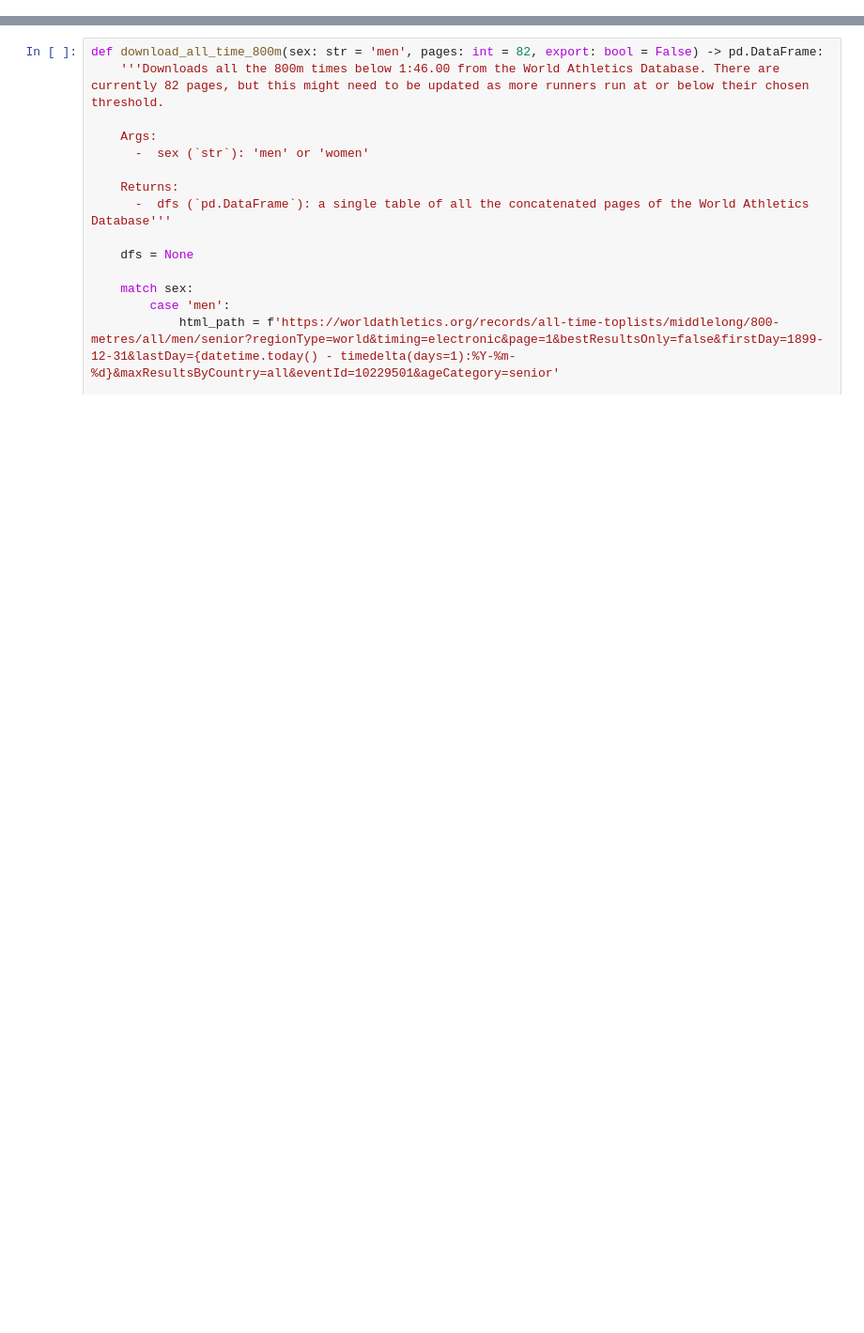
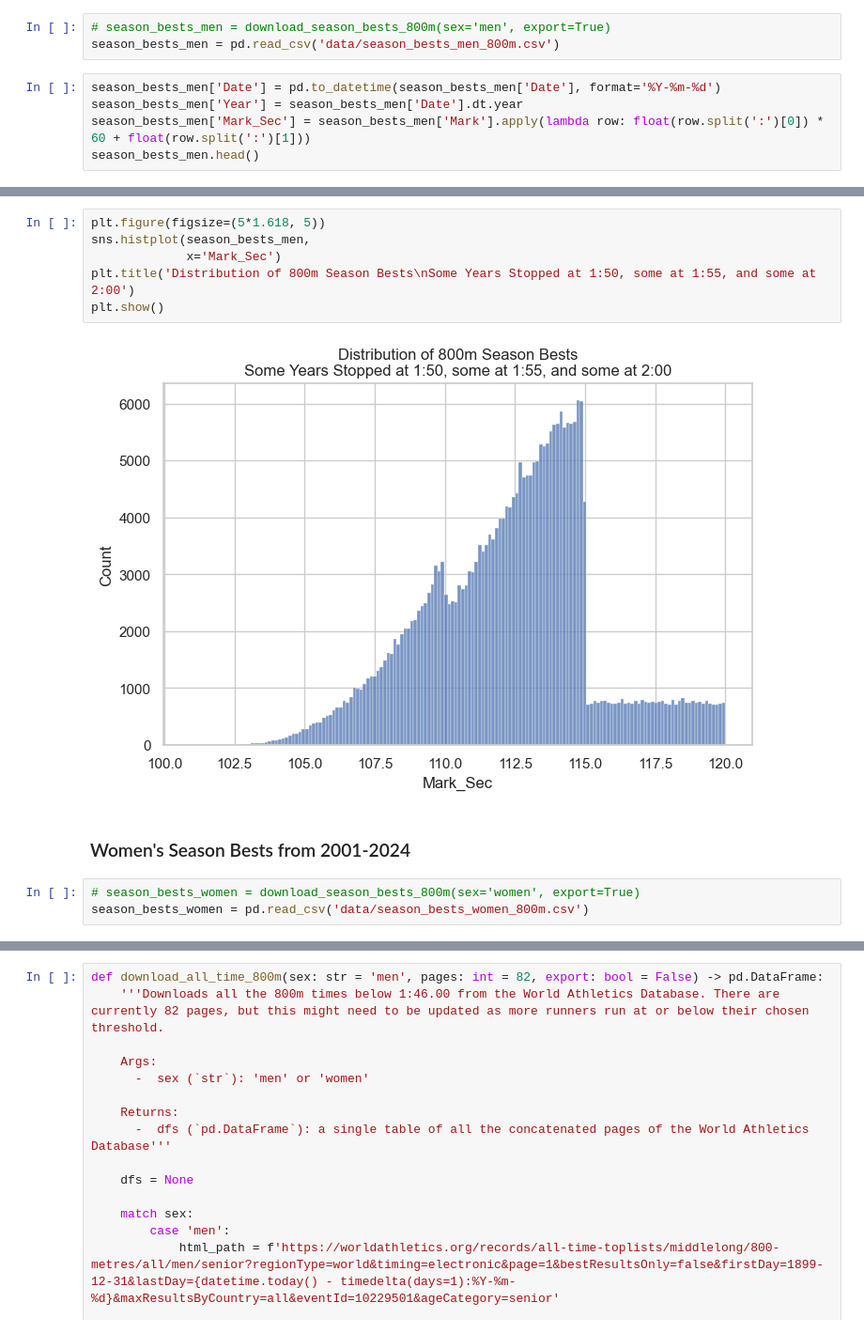
Before and after one commit to mitchellggreenhalgh/world-athletics-analysis, a Jupyter notebook: 800m_analysis.ipynb, the cells around one changed output, grey strips where cells are left out. Shown at 94% size. Saved outputs shown, nothing was run; the diff lists cells and outputs as text; blank space fills up the shorter version.

```diff
--- a/800m_analysis.ipynb
+++ b/800m_analysis.ipynb
@@ -27,0 +70,8 @@ pd.read_html('https://worldathletics.org/records/toplists/middlelong/800-metres/
+# %%
+# season_bests_men = download_season_bests_800m(sex='men', export=True)
+season_bests_men = pd.read_csv('data/season_bests_men_800m.csv')
+# %%
+season_bests_men['Date'] = pd.to_datetime(season_bests_men['Date'], format='%Y-%m-%d')
+season_bests_men['Year'] = season_bests_men['Date'].dt.year
+season_bests_men['Mark_Sec'] = season_bests_men['Mark'].apply(lambda row: float(row.split(':')[0]) * 60 + float(row.split(':')[1]))
+season_bests_men.head()
@@ -27,0 +85,13 @@ pd.read_html('https://worldathletics.org/records/toplists/middlelong/800-metres/
+# %%
+plt.figure(figsize=(5*1.618, 5))
+sns.histplot(season_bests_men,
+             x='Mark_Sec')
+plt.title('Distribution of 800m Season Bests\nSome Years Stopped at 1:50, some at 1:55, and some at 2:00')
+plt.show()
+# %% [output]
+[figure, added]
+# %% [markdown]
+### Women's Season Bests from 2001-2024
+# %%
+# season_bests_women = download_season_bests_800m(sex='women', export=True)
+season_bests_women = pd.read_csv('data/season_bests_women_800m.csv')
```
Also changed, not shown: parts of 20 cells of this notebook, 4 other files.
